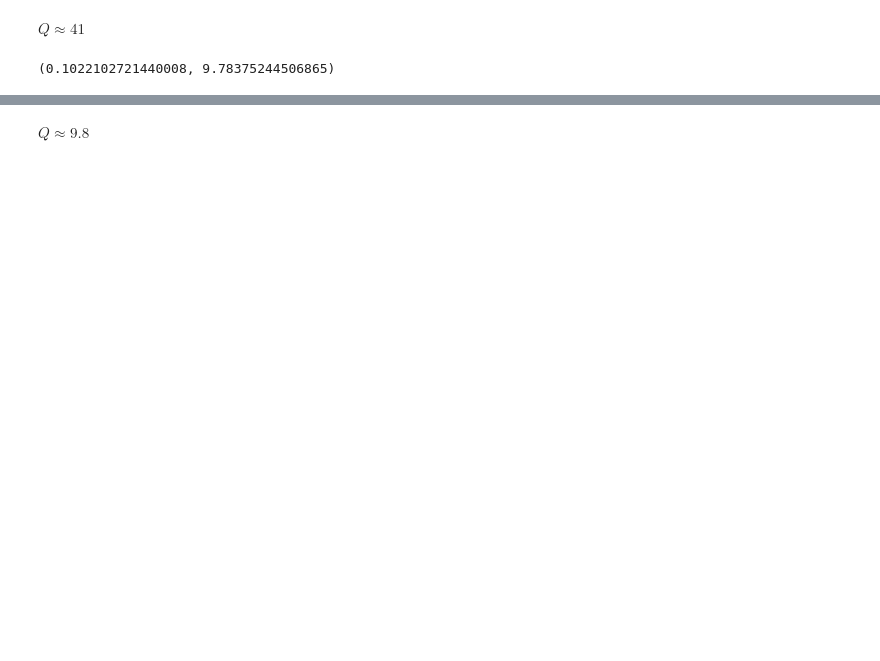
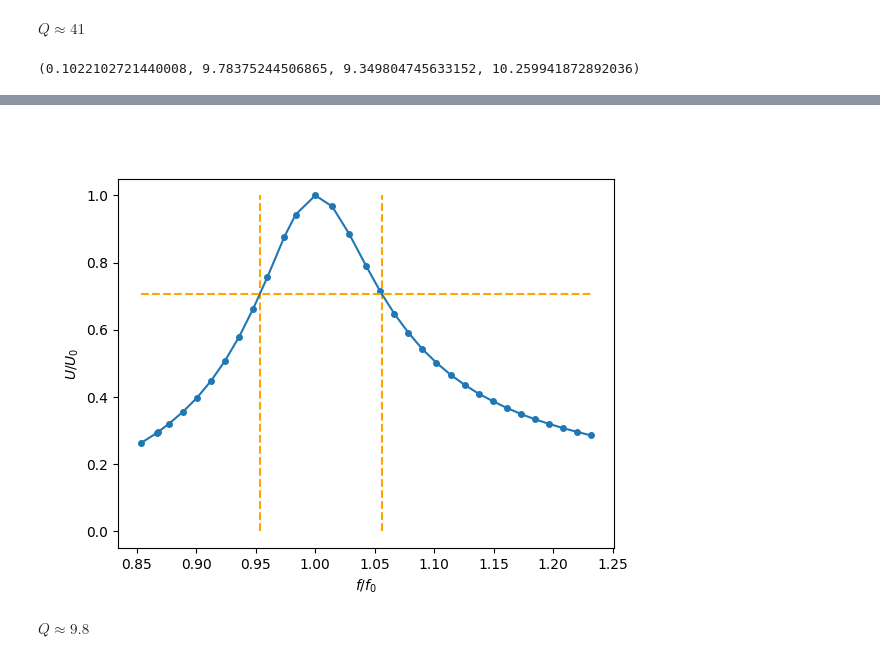
Before and after one commit to sitandr/lab, a Jupyter notebook: Untitled.ipynb, the cells around one changed output, grey strips where cells are left out. Drawn from its saved outputs; the diff is of its cells as text; code cells hidden in the pictures; blank space fills up the shorter version.

```diff
--- a/Untitled.ipynb
+++ b/Untitled.ipynb
@@ -77,7 +77,7 @@ plt.ylabel('$U/U_0$')
 
 plt.savefig('FR_30.png')
 
-d = np.diff(UnivariateSpline(FR_30['ν, kHz']/f_30, FR_30['U, mV']/U_30 - 1/2**0.5, s=0).roots())[0]
-d, 1/d
+d = (r2 - r1)
+d, 1/d, 1/(d + 20/f_0),  1/(d - 20/f_0)
 # %% [output]
-(0.1022102721440008, 9.78375244506865)
+(0.1022102721440008, 9.78375244506865, 9.349804745633152, 10.259941872892036)
@@ -85,3 +84,4 @@ d, 1/d
+[figure, added]
 # %% [markdown]
 $Q ≈ 9.8$
 # %%
```
Also changed, not shown: parts of 17 cells of this notebook, 15 other files.
